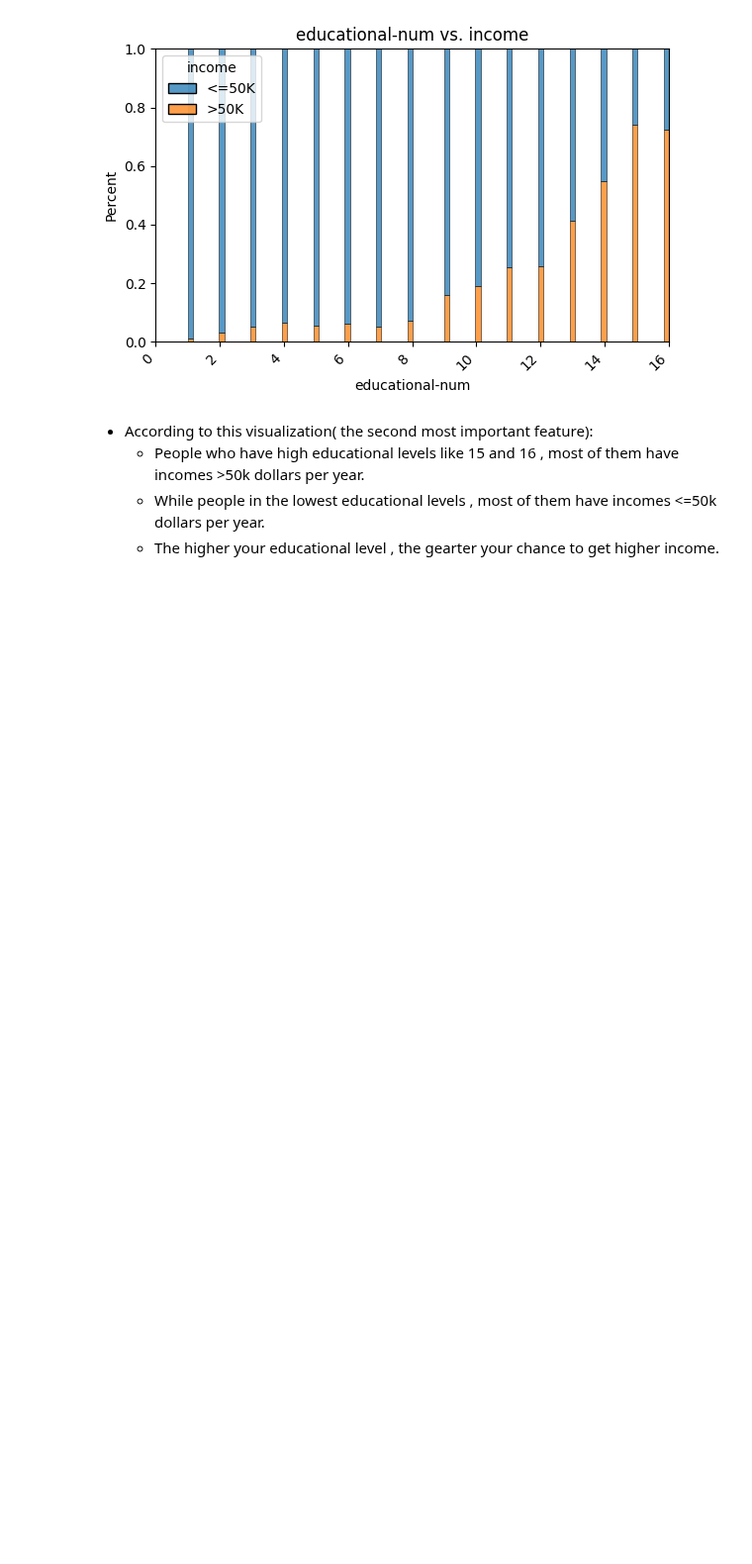
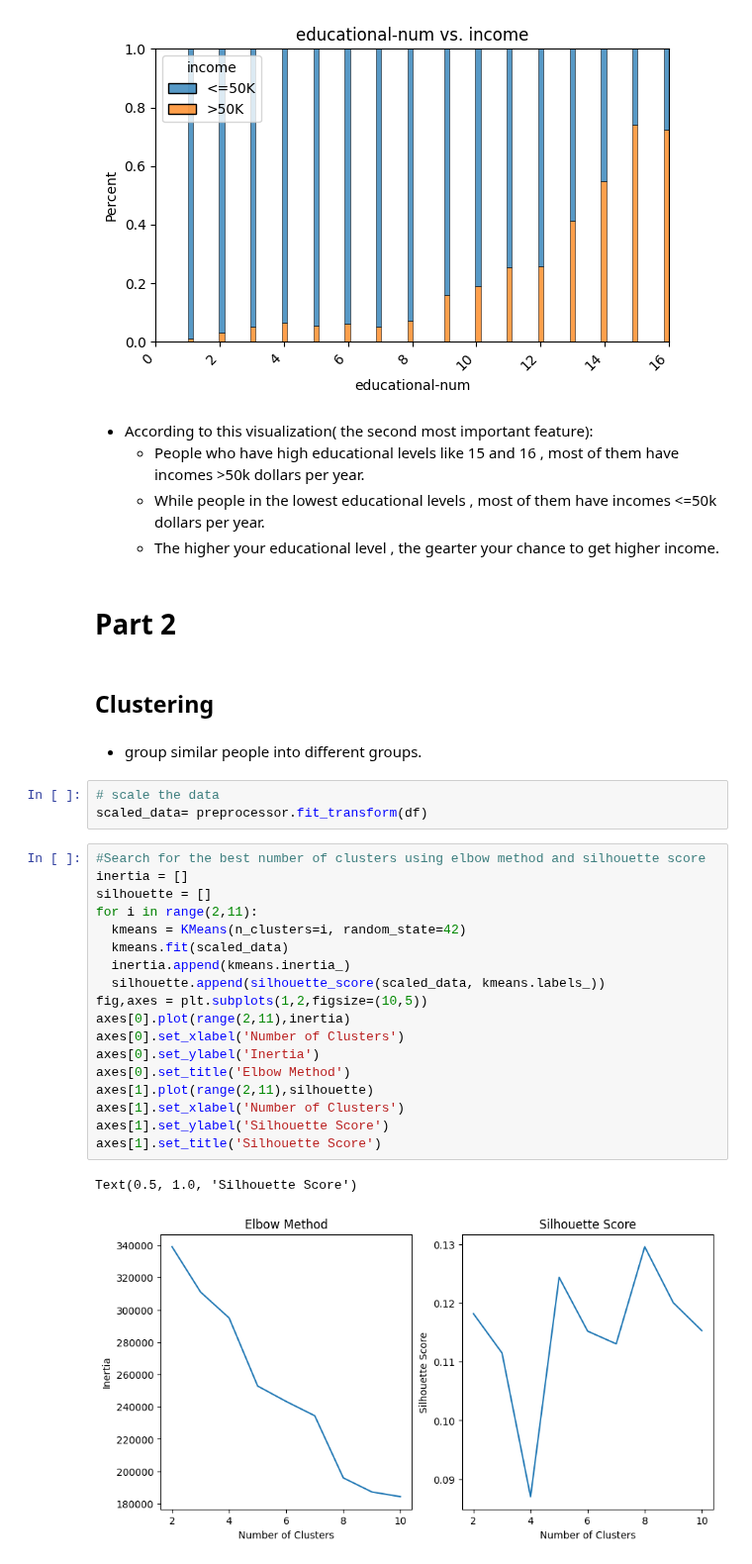
Before and after one commit to insafroumy/Adult-Income-Prediction, a Jupyter notebook: Adult_Income_Prediction.ipynb, the cells around one changed output. Shown at 99% size. Saved outputs shown, nothing was run; the diff lists cells and outputs as text; blank space fills up the shorter version.

```diff
--- a/Adult_Income_Prediction.ipynb
+++ b/Adult_Income_Prediction.ipynb
@@ -650,3 +656,33 @@ plot_categorical_vs_target(df,x='educational-num',y='income',figsize=(6,4),
   - People who have high educational levels like 15 and 16 , most of them have incomes >50k dollars per year.
   - While people in the lowest educational levels , most of them have incomes <=50k dollars per year.
   - The higher your educational level , the gearter your chance to get higher income.
+# %% [markdown]
+# Part 2
+# %% [markdown]
+## Clustering
+# %% [markdown]
+- group similar people into different groups.
+# %%
+# scale the data
+scaled_data= preprocessor.fit_transform(df)
+# %%
+#Search for the best number of clusters using elbow method and silhouette score
+inertia = []
+silhouette = []
+for i in range(2,11):
+  kmeans = KMeans(n_clusters=i, random_state=42)
+  kmeans.fit(scaled_data)
+  inertia.append(kmeans.inertia_)
+  silhouette.append(silhouette_score(scaled_data, kmeans.labels_))
+fig,axes = plt.subplots(1,2,figsize=(10,5))
+axes[0].plot(range(2,11),inertia)
+axes[0].set_xlabel('Number of Clusters')
+axes[0].set_ylabel('Inertia')
+axes[0].set_title('Elbow Method')
+axes[1].plot(range(2,11),silhouette)
+axes[1].set_xlabel('Number of Clusters')
+axes[1].set_ylabel('Silhouette Score')
+axes[1].set_title('Silhouette Score')
+# %% [output]
+Text(0.5, 1.0, 'Silhouette Score')
+[figure, added]
```
Also changed, not shown: parts of 33 cells of this notebook.
